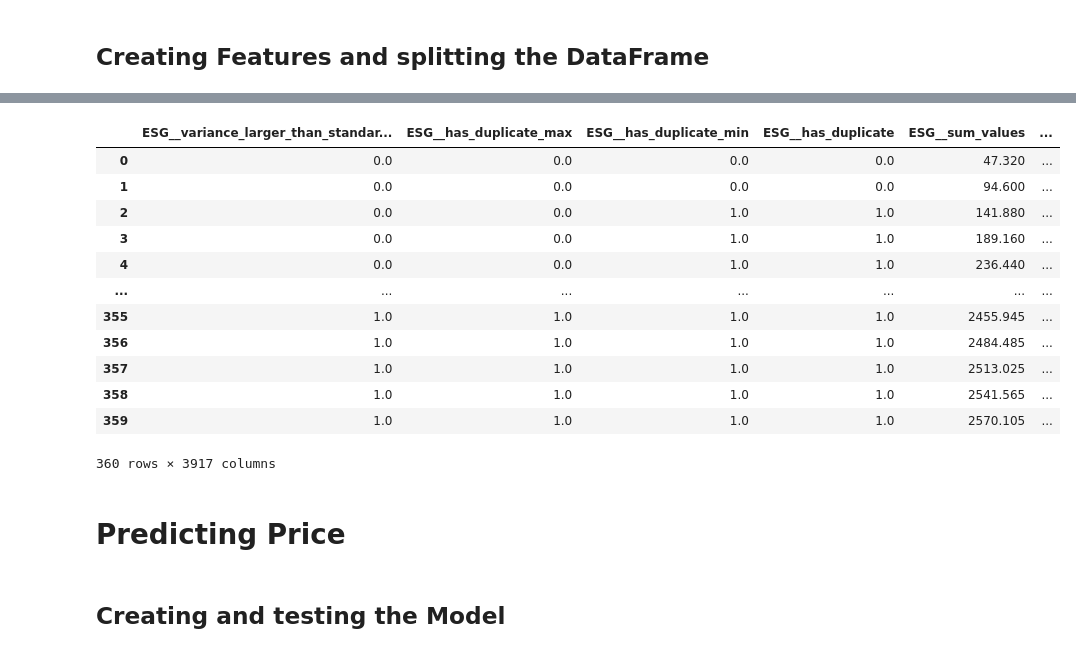
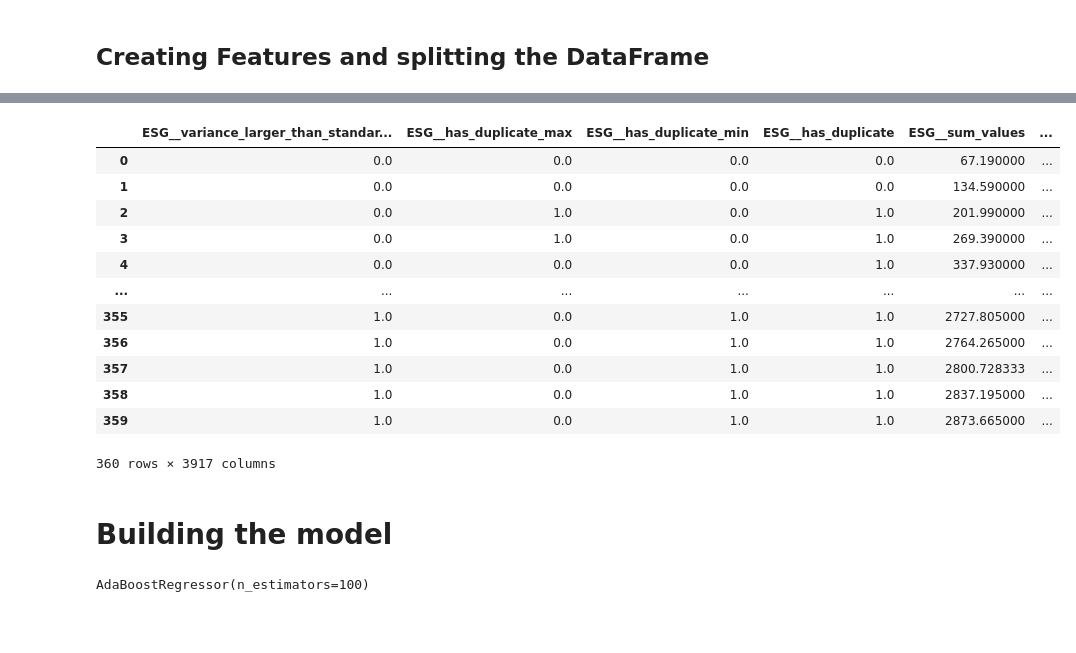
Before and after one commit to Sekuloski/vnp-prices, a Jupyter notebook: VNP_Project.ipynb, the cells around one changed output, grey strips where cells are left out. Saved outputs shown, nothing was run; the diff lists cells and outputs as text; code cells hidden in the pictures; blank space fills up the shorter version.

```diff
--- a/VNP_Project.ipynb
+++ b/VNP_Project.ipynb
@@ -28,14 +28,14 @@ from sklearn.tree import DecisionTreeRegressor
 
 END_DATE = datetime.datetime.now()
 START_DATE = END_DATE - datetime.timedelta(days=5 * 365)
-ESG_QUERY = 'https://query2.finance.yahoo.com/v1/finance/esgChart?symbol='
+# ESG_QUERY = 'https://query2.finance.yahoo.com/v1/finance/esgChart?symbol='
 SYMBOLS = {
-    'AMZN': 0,
-    'AAPL': 1,
-    'XOM': 2,
-    'NKE': 3,
-    'PFE': 4,
-    'TSLA': 5
+      'AAPL': 0,
+      'AMZN': 1,
+      'NKE': 2,
+      'PFE': 3,
+      'TSLA': 4,
+      'XOM': 5
     }
 # %% [output]
 Requirement already satisfied: numba==0.57.1 in /usr/local/lib/python3.10/dist-packages (0.57.1)
@@ -75,7 +71,7 @@ def get_data():
 # %%
-df = get_data()
-df['Symbol'] = df['Symbol'].replace(SYMBOLS)
-df
+original_df = get_data()
+original_df['Symbol'] = original_df['Symbol'].replace(SYMBOLS)
+original_df
 # %% [output]
 A value is trying to be set on a copy of a slice from a DataFrame
 
@@ -110,2 +106,7 @@ for symbol, value in SYMBOLS.items():
 # %% [markdown]
 ## Creating Features and splitting the DataFrame
+# %%
+df_rolled = roll_time_series(original_df, column_id="Symbol", column_sort="Time")
+df_rolled.drop('Symbol', axis=1, inplace=True)
+df_rolled.drop('Time', axis=1, inplace=True)
+df_rolled
@@ -112,4 +135,4 @@ for symbol, value in SYMBOLS.items():
 # %%
-df_rolled = roll_time_series(df, column_id="Symbol", column_sort="Time")
-df_features = extract_features(df_rolled[['ESG', 'Governance', 'Environment', 'Social', 'Close', 'id']], column_id="id", column_sort="id", impute_function=impute)
+df_features = extract_features(df_rolled, column_id="id", column_sort="id", impute_function=impute)
+df_features
 # %% [output]
@@ -125,23 +153,23 @@ WARNING:tsfresh.feature_extraction.settings:Dependency not available for matrix_
 # %%
-df_copy = df_features.copy()
-df_copy['Symbol'] = [i[0] for i in df_copy.index]
-df_copy['Time'] = [i[1] for i in df_copy.index]
-df_copy.reset_index(inplace=True)
-df_copy.drop('level_0', axis=1, inplace=True)
-df_copy.drop('level_1', axis=1, inplace=True)
-df_copy
+df_features_filtered = df_features.copy()
+df_features_filtered.reset_index(inplace=True)
+df_features_filtered['Symbol'] = df_features_filtered['level_0']
+df_features_filtered['Time'] = df_features_filtered['level_1']
+df_features_filtered.drop('level_0', axis=1, inplace=True)
+df_features_filtered.drop('level_1', axis=1, inplace=True)
+df_features_filtered
 # %% [output]
 |  | ESG__variance_larger_than_standar... | ESG__has_duplicate_max | ESG__has_duplicate_min | ESG__has_duplicate | ESG__sum_values | ... |
-| 0 | 0.0 | 0.0 | 0.0 | 0.0 | 47.320 | ... |
-| 1 | 0.0 | 0.0 | 0.0 | 0.0 | 94.600 | ... |
-| 2 | 0.0 | 0.0 | 1.0 | 1.0 | 141.880 | ... |
-| 3 | 0.0 | 0.0 | 1.0 | 1.0 | 189.160 | ... |
-| 4 | 0.0 | 0.0 | 1.0 | 1.0 | 236.440 | ... |
+| 0 | 0.0 | 0.0 | 0.0 | 0.0 | 67.190000 | ... |
+| 1 | 0.0 | 0.0 | 0.0 | 0.0 | 134.590000 | ... |
+| 2 | 0.0 | 1.0 | 0.0 | 1.0 | 201.990000 | ... |
+| 3 | 0.0 | 1.0 | 0.0 | 1.0 | 269.390000 | ... |
+| 4 | 0.0 | 0.0 | 0.0 | 1.0 | 337.930000 | ... |
 | ... | ... | ... | ... | ... | ... | ... |
-| 355 | 1.0 | 1.0 | 1.0 | 1.0 | 2455.945 | ... |
-| 356 | 1.0 | 1.0 | 1.0 | 1.0 | 2484.485 | ... |
-| 357 | 1.0 | 1.0 | 1.0 | 1.0 | 2513.025 | ... |
-| 358 | 1.0 | 1.0 | 1.0 | 1.0 | 2541.565 | ... |
-| 359 | 1.0 | 1.0 | 1.0 | 1.0 | 2570.105 | ... |
+| 355 | 1.0 | 0.0 | 1.0 | 1.0 | 2727.805000 | ... |
+| 356 | 1.0 | 0.0 | 1.0 | 1.0 | 2764.265000 | ... |
+| 357 | 1.0 | 0.0 | 1.0 | 1.0 | 2800.728333 | ... |
+| 358 | 1.0 | 0.0 | 1.0 | 1.0 | 2837.195000 | ... |
+| 359 | 1.0 | 0.0 | 1.0 | 1.0 | 2873.665000 | ... |
 360 rows × 3917 columns
 # %%
@@ -151,4 +178,0 @@ X_train, X_test, y_train, y_test = train_test_split(df_copy, y['Close'], test_si
-# %% [markdown]
-# Predicting Price
-# %% [markdown]
-## Creating and testing the Model
@@ -160,0 +179,7 @@ y_pred = ada.predict(df_copy[df_copy['Symbol'] == 0])
+# %% [markdown]
+# Building the model
+# %%
+ada = AdaBoostRegressor(n_estimators=100, learning_rate=0.16, loss='square')
+ada.fit(df_features_filtered, y['Close'])
+# %% [output]
+AdaBoostRegressor(n_estimators=100)
```
Also changed, not shown: parts of 14 cells of this notebook, 2 other files.
